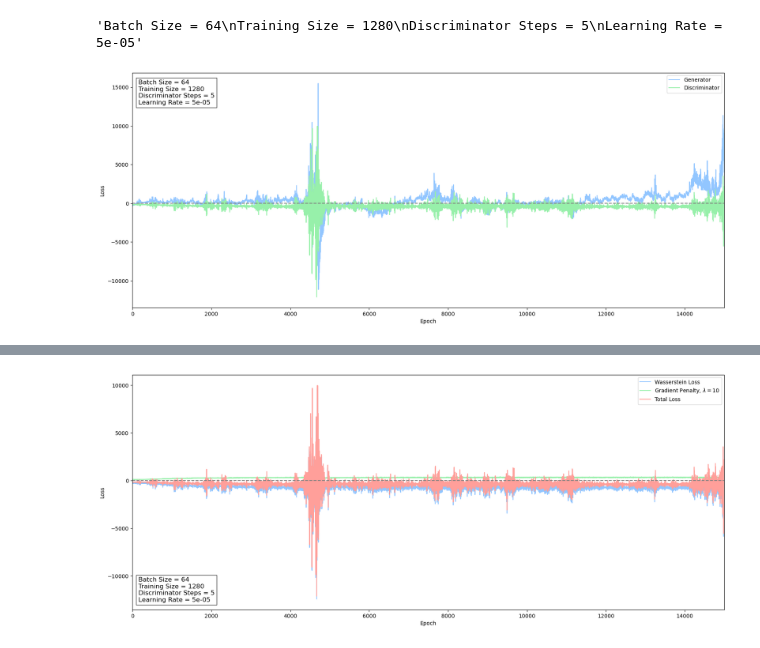
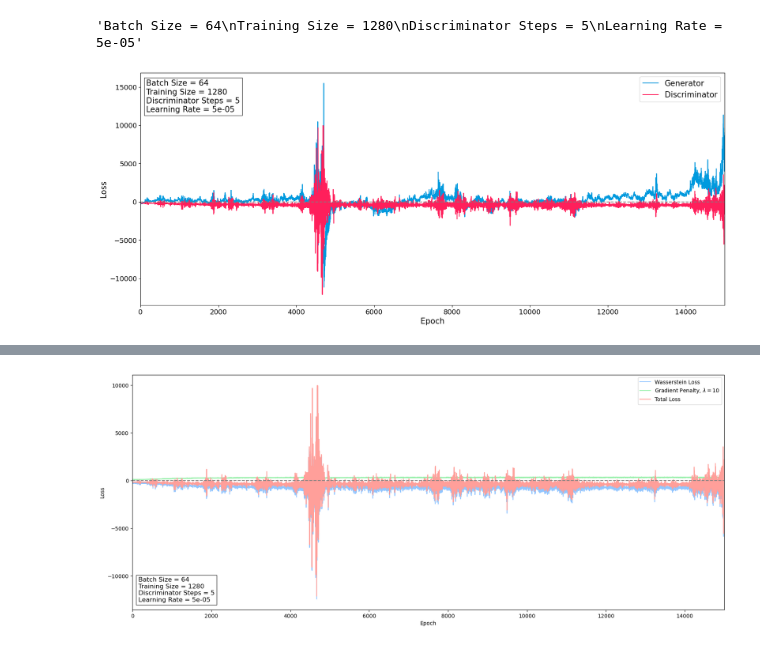
Before and after one commit to JaydenDave/decoding-animimal-communication, a Jupyter notebook: winfoGAN/model_testing.ipynb, the cells around one changed output, grey strips where cells are left out. Drawn from its saved outputs; the diff is of its cells as text; code cells hidden in the pictures.

```diff
--- a/winfoGAN/model_testing.ipynb
+++ b/winfoGAN/model_testing.ipynb
@@ -217,21 +269,23 @@ specs_str
 # %% [output]
 'Batch Size = 64\nTraining Size = 1280\nDiscriminator Steps = 5\nLearning Rate = 5e-05'
 # %%
-plt.style.use('seaborn-pastel')
+#plt.style.use('seaborn-pastel')
 plt.figure(figsize=(20,8))
-plt.plot(g_loss, label = "Generator")
-plt.plot(d_loss, label = "Discriminator")
-plt.legend()
+plt.plot(g_loss, label = "Generator", color = '#009ade')
+plt.plot(d_loss, label = "Discriminator", color = '#ff1f5b')
+plt.legend(fontsize= 15)
 plt.xlim(0,len(g_loss))
-plt.xlabel("Epoch")
-plt.ylabel("Loss")
+plt.xlabel("Epoch", fontsize= 15)
+plt.ylabel("Loss", fontsize= 15)
+plt.xticks(fontsize= 13)
+plt.yticks(fontsize= 13)
 plt.axhline(y=0, color = "grey", linestyle = "dashed")
 
-plt.text(0.01, 0.97, specs_str, transform=plt.gca().transAxes, fontsize=12,
+plt.text(0.01, 0.97, specs_str, transform=plt.gca().transAxes, fontsize=15,
          verticalalignment='top', horizontalalignment='left', bbox=dict(facecolor='white', alpha=0.8))
 
 fig_dir = f"{model_directory}/loss_graph.png"
 plt.savefig(fig_dir, dpi= 300, bbox_inches = "tight", transparent = True)
 plt.show()
 # %% [output]
-[figure, old version]
+[figure, new version]
```
Also changed, not shown: parts of 12 cells of this notebook, 7 other files.
